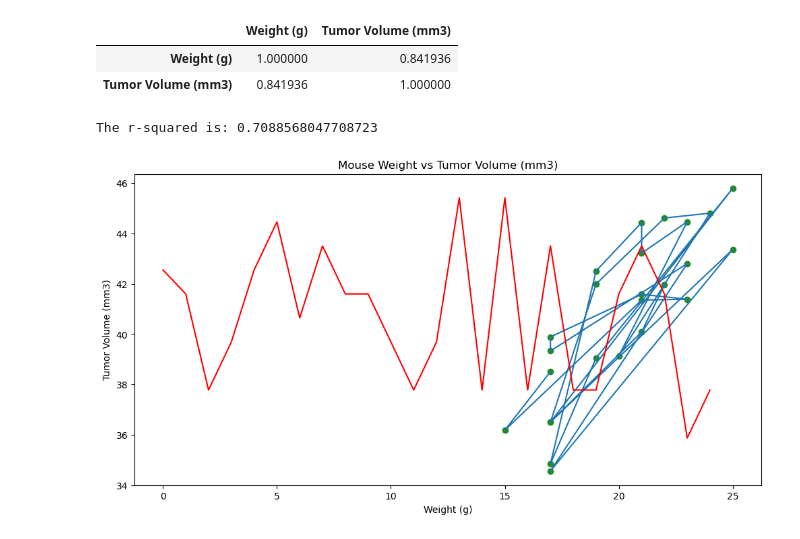
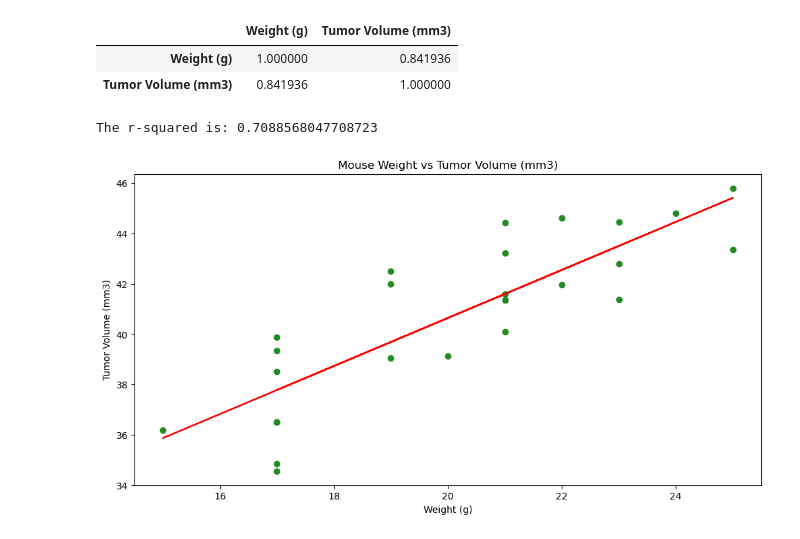
Before and after one commit to mooreforlesss/pandas_visualizations1, a Jupyter notebook: submission/pymaceuticals_starter.ipynb, the cells around one changed output. Cells and saved outputs as stored; diff of their text form; code cells hidden in the pictures.

```diff
--- a/submission/pymaceuticals_starter.ipynb
+++ b/submission/pymaceuticals_starter.ipynb
@@ -380,22 +374,22 @@ corrs
 # %%
 # Calculate the correlation coefficient and a linear regression model
 # for mouse weight and average observed tumor volume for the entire Capomulin regimen
 x = df4['Weight (g)']
 y = df4['Tumor Volume (mm3)']
 (slope, intercept, rvalue, pvalue, stderr) = linregress(x, y)
 regress_values = x * slope + intercept
 line_eq = 'y = ' + str(round(slope,2)) + 'x + ' + str(round(intercept, 2))
 
 plt.figure(figsize=(12, 6))
 plt.scatter(x, y, facecolor='forestgreen')
-plt.plot(x, y, regress_values, 'r-')
+plt.plot(x, regress_values, 'r-')
 
 plt.xlabel('Weight (g)')
 plt.ylabel('Tumor Volume (mm3)')
 plt.title('Mouse Weight vs Tumor Volume (mm3)')
 
 print(f"The r-squared is: {rvalue**2}")
 plt.show()
 # %% [output]
 The r-squared is: 0.7088568047708723
-[figure, old version]
+[figure, new version]
```
Also changed, not shown: parts of 4 cells of this notebook.
